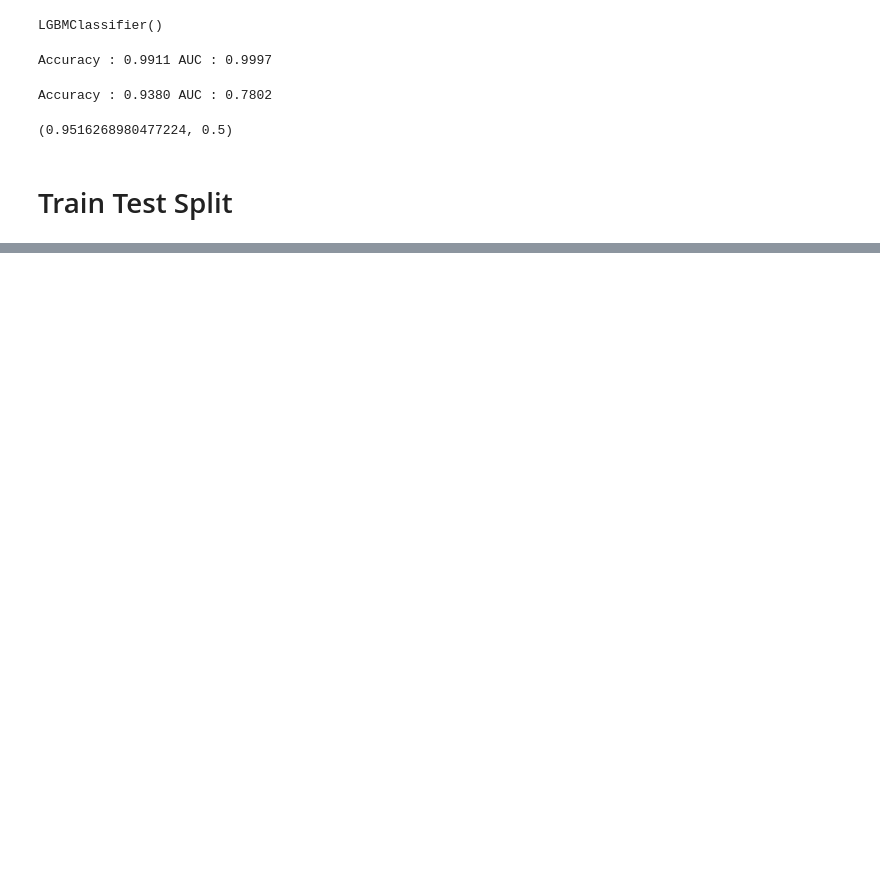
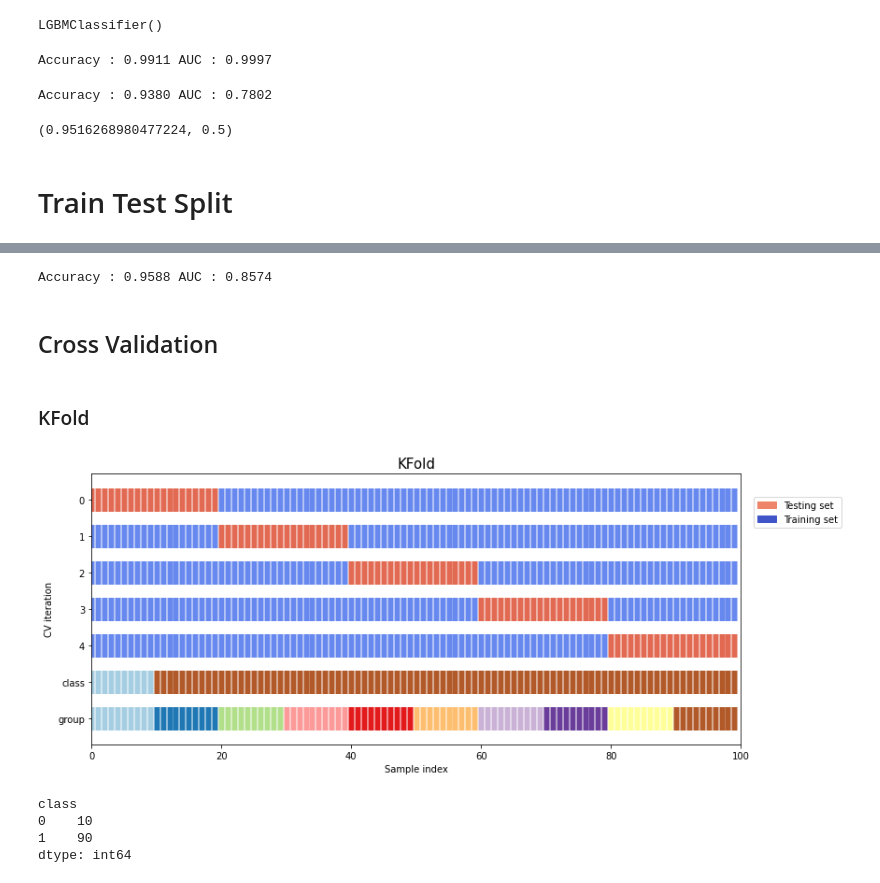
Before and after one commit to sitsawek/Preparation-and-Method, a Jupyter notebook: closs_validation.ipynb, the cells around one changed output, grey strips where cells are left out. Drawn from its saved outputs; the diff is of its cells as text; code cells hidden in the pictures; blank space fills up the shorter version.

Commit message:
end cross validation type

```diff
--- a/closs_validation.ipynb
+++ b/closs_validation.ipynb
@@ -28,20 +28,20 @@ def get_prep_data(df):
     df['smoking_status'] = df['smoking_status'].astype('category')
     df['Residence_type'] = df['Residence_type'].astype('category')
     df['work_type'] = df['work_type'].astype('category')
-    df['docter'] = np.random.randint(0, 8, size=len(df))
+    df['doctor'] = np.random.randint(0, 8, size=len(df))
     holdout_ids = df.sample(n=500, random_state=529).index
 
     train = (
         df.loc[~df.index.isin(holdout_ids)]
         .sample(frac=1, random_state=529)
-        .sort_values('docter')
+        .sort_values('doctor')
         .reset_index(drop=True)
     )
 
     holdout = (
         df.loc[df.index.isin(holdout_ids)]
         .sample(frac=1, random_state=529)
-        .sort_values('docter')
+        .sort_values('doctor')
         .reset_index(drop=True)
     )
     return train, holdout
@@ -68,5 +68,5 @@ def get_X_y(train):
 
     X = train[FEATURES]
     y = train[TARGET]
-    groups = GROUPS
+    groups = train[GROUPS]
     return X, y, groups
@@ -111,0 +115,15 @@ X_tr, X_val, y_tr, y_val = train_test_split(X, y, test_size=0.1)
+# %%
+X, y, groups = get_X_y(train)
+X_tr, X_val, y_tr, y_val = train_test_split(X, y, test_size=0.1)
+clf = lgb.LGBMClassifier(n_estimators=100, max_depth=3)
+clf.fit(X_tr, y_tr)
+pred = clf.predict(X_val)
+pred_proba = clf.predict_proba(X_val)[:,1]
+acc_score = accuracy_score(y_val, pred)
+auc_score = roc_auc_score(y_val, pred_proba)
+print(f'Accuracy : {acc_score:0.4f} AUC : {auc_score:0.4f}')
+# This look overfit!
+# %% [output]
+Accuracy : 0.9588 AUC : 0.8574
+# %% [markdown]
+## Cross Validation
@@ -111,0 +232,14 @@ X_tr, X_val, y_tr, y_val = train_test_split(X, y, test_size=0.1)
+# %% [markdown]
+### KFold
+# %%
+X_, y_, groups_ = get_fake_X_y()
+plot_cv(KFold, X_, y_, groups_)
+# %% [output]
+[figure, added]
+# %%
+pd.DataFrame(y_).rename({0:'class'}, axis=1).groupby('class').size()
+# %% [output]
+class
+0    10
+1    90
+dtype: int64
```
Also changed, not shown: parts of 21 cells of this notebook.
